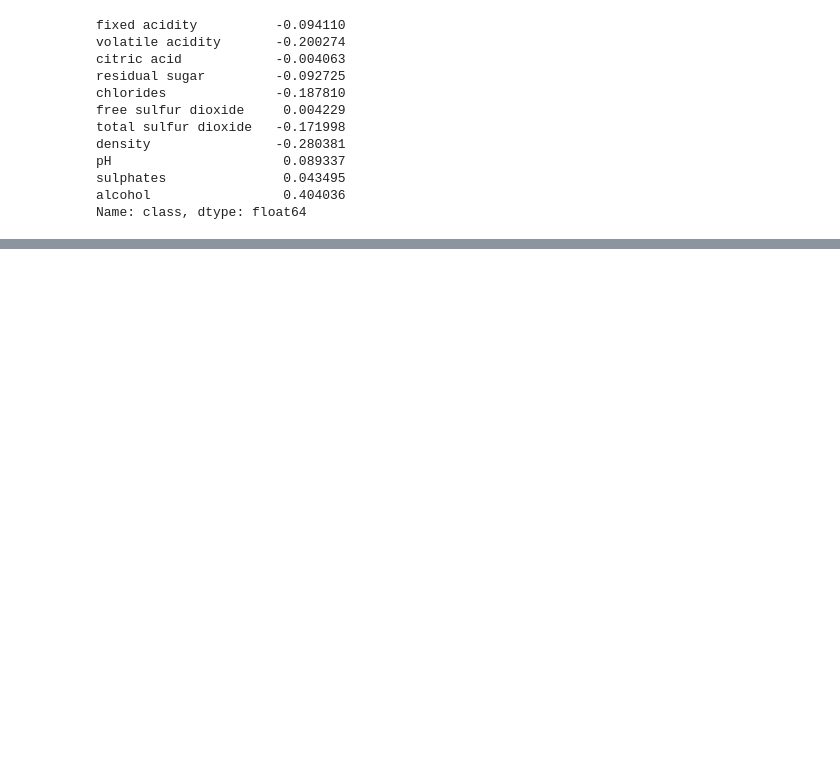
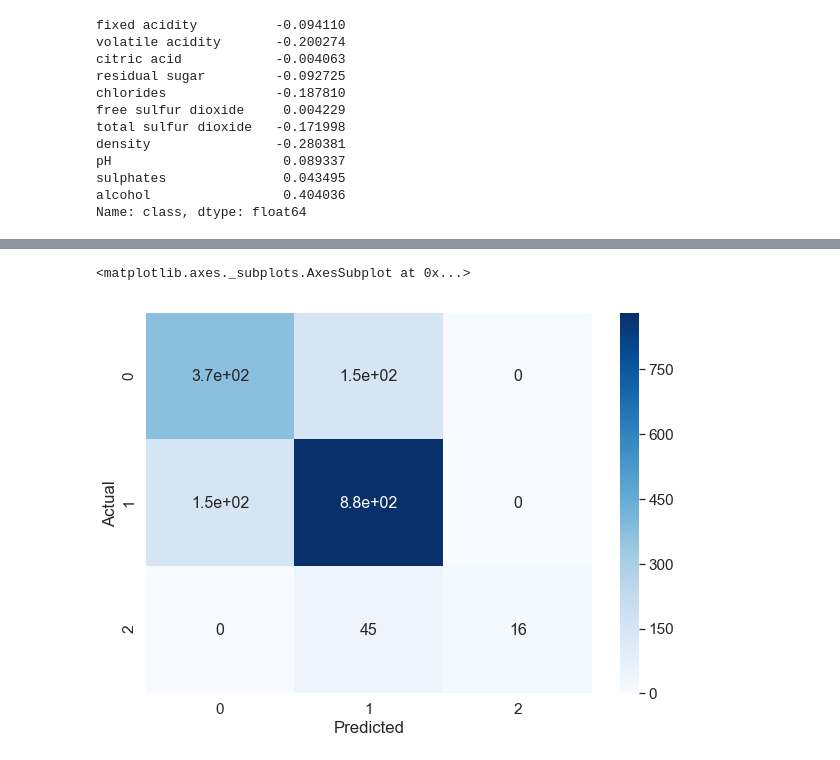
Before and after one commit to velitchko/machine-learning, a Jupyter notebook: assignment_2/White Wine Quality.ipynb, the cells around one changed output, grey strips where cells are left out. Drawn from its saved outputs; the diff is of its cells as text; code cells hidden in the pictures; blank space fills up the shorter version.

```diff
--- a/assignment_2/White Wine Quality.ipynb
+++ b/assignment_2/White Wine Quality.ipynb
@@ -189,0 +277,10 @@ for name,model in models:
+# %%
+gd_cm = pd.DataFrame(matrix_data, columns=np.unique(y_test), index = np.unique(y_test))
+gd_cm.index.name = 'Actual'
+gd_cm.columns.name = 'Predicted'
+plt.figure(figsize = (10,7))
+sns.set(font_scale=1.4)#for label size
+sns.heatmap(gd_cm, cmap="Blues", annot=True,annot_kws={"size": 16})# font size
+# %% [output]
+<matplotlib.axes._subplots.AxesSubplot at 0x...>
+[figure, added]
```
Also changed, not shown: parts of 130 cells of this notebook.
